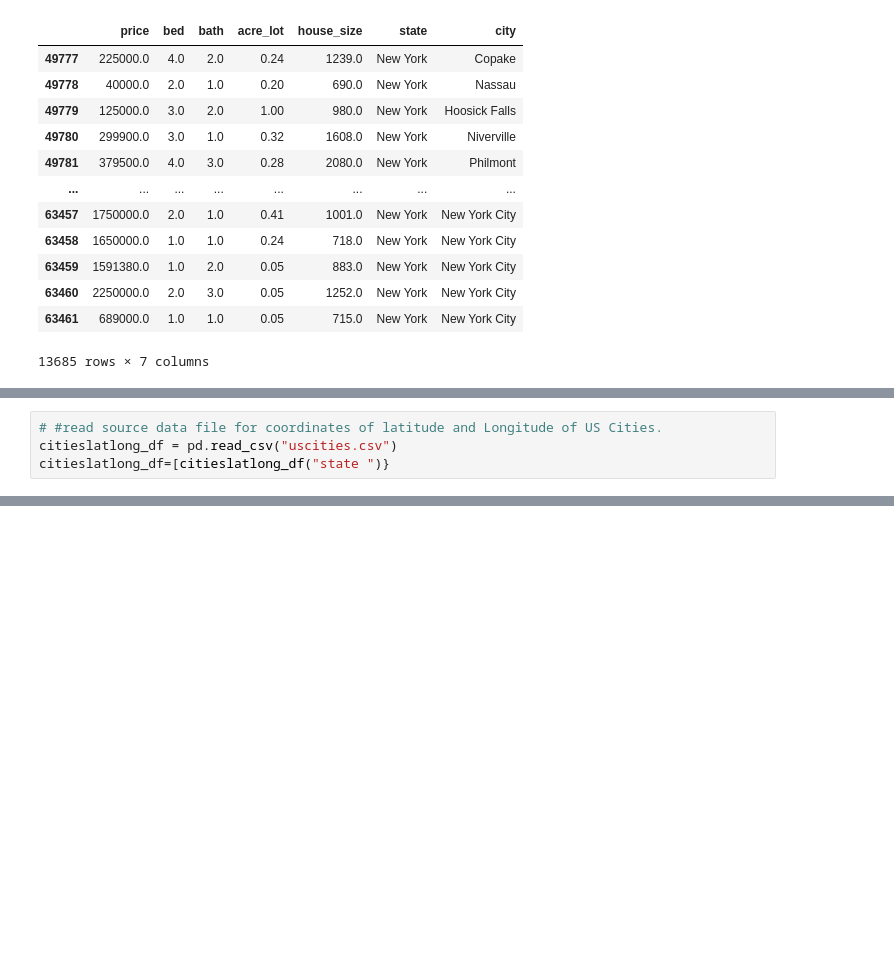
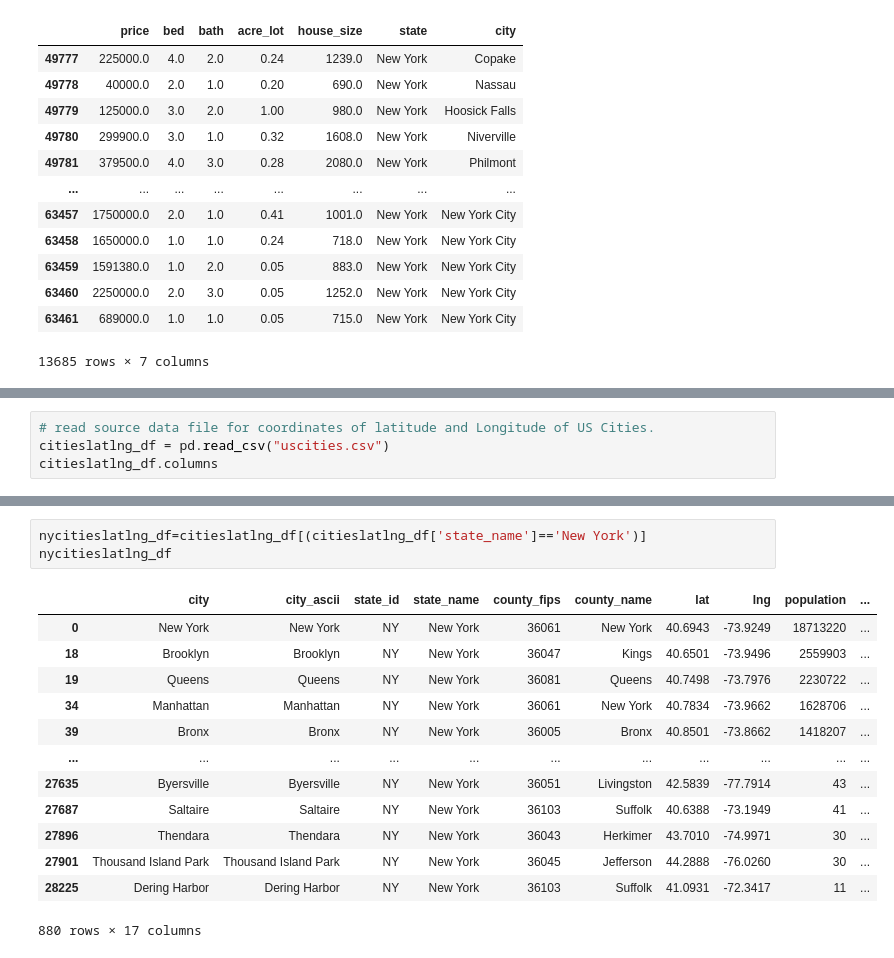
Before and after one commit to NMcHale029/BC-Project-1, a Jupyter notebook: cites.ipynb, the cells around one changed output, grey strips where cells are left out. Drawn from its saved outputs; the diff is of its cells as text; blank space fills up the shorter version.

```diff
--- a/cites.ipynb
+++ b/cites.ipynb
@@ -108,5 +129,5 @@ ny_cities_df
 # %%
-# #read source data file for coordinates of latitude and Longitude of US Cities.
-citieslatlong_df = pd.read_csv("uscities.csv")
-citieslatlong_df=[citieslatlong_df("state ")}
+# read source data file for coordinates of latitude and Longitude of US Cities.
+citieslatlng_df = pd.read_csv("uscities.csv")
+citieslatlng_df.columns
 # %% [output]
@@ -125,0 +154,17 @@ citieslatlong_df=[citieslatlong_df("state ")}
+# %%
+nycitieslatlng_df=citieslatlng_df[(citieslatlng_df['state_name']=='New York')]
+nycitieslatlng_df
+# %% [output]
+|  | city | city_ascii | state_id | state_name | county_fips | county_name | lat | lng | population | ... |
+| 0 | New York | New York | NY | New York | 36061 | New York | 40.6943 | -73.9249 | 18713220 | ... |
+| 18 | Brooklyn | Brooklyn | NY | New York | 36047 | Kings | 40.6501 | -73.9496 | 2559903 | ... |
+| 19 | Queens | Queens | NY | New York | 36081 | Queens | 40.7498 | -73.7976 | 2230722 | ... |
+| 34 | Manhattan | Manhattan | NY | New York | 36061 | New York | 40.7834 | -73.9662 | 1628706 | ... |
+| 39 | Bronx | Bronx | NY | New York | 36005 | Bronx | 40.8501 | -73.8662 | 1418207 | ... |
+| ... | ... | ... | ... | ... | ... | ... | ... | ... | ... | ... |
+| 27635 | Byersville | Byersville | NY | New York | 36051 | Livingston | 42.5839 | -77.7914 | 43 | ... |
+| 27687 | Saltaire | Saltaire | NY | New York | 36103 | Suffolk | 40.6388 | -73.1949 | 41 | ... |
+| 27896 | Thendara | Thendara | NY | New York | 36043 | Herkimer | 43.7010 | -74.9971 | 30 | ... |
+| 27901 | Thousand Island Park | Thousand Island Park | NY | New York | 36045 | Jefferson | 44.2888 | -76.0260 | 30 | ... |
+| 28225 | Dering Harbor | Dering Harbor | NY | New York | 36103 | Suffolk | 41.0931 | -72.3417 | 11 | ... |
+880 rows × 17 columns
```
Also changed, not shown: parts of 18 cells of this notebook.
